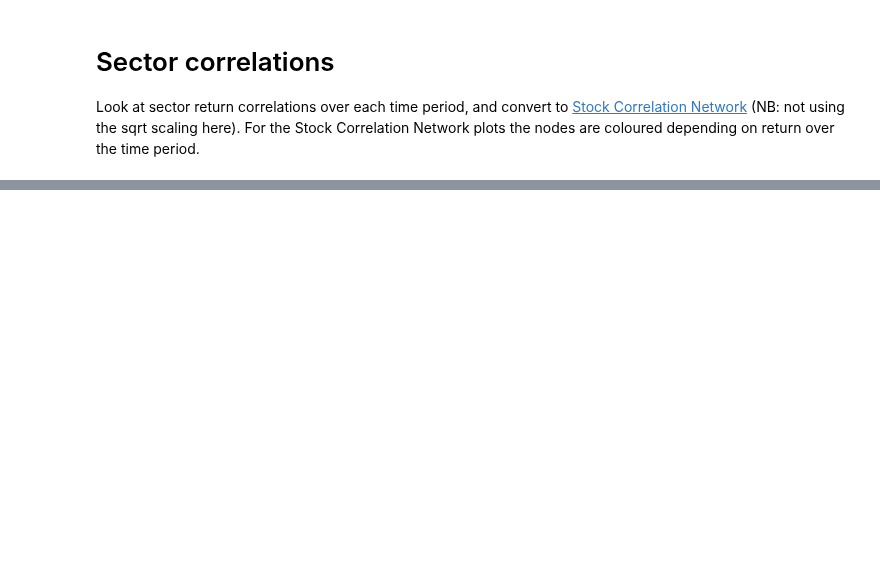
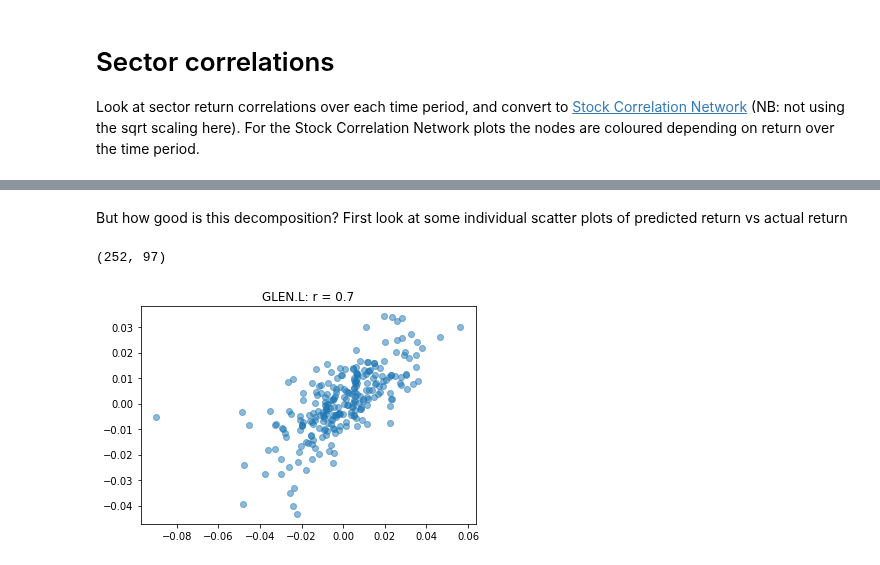
Before and after one commit to mattmcd/PyBayes, a Jupyter notebook: scripts/journal_20220819.ipynb, the cells around one changed output, grey strips where cells are left out. Saved outputs shown, nothing was run; the diff lists cells and outputs as text; code cells hidden in the pictures; blank space fills up the shorter version.

```diff
--- a/scripts/journal_20220819.ipynb
+++ b/scripts/journal_20220819.ipynb
@@ -354,0 +392,6 @@ _ = plot_sector_corr(df_s_p['Adj Close'], '2022-07-01')
+# %%
+X = df_a.loc(axis=1)[ftse_tickers].values
+S = df_a.loc(axis=1)[sector_tickers].values
+# %%
+sector_coeff = np.linalg.pinv(S) @ X
+sector_coeff.shape
@@ -354,0 +419,20 @@ _ = plot_sector_corr(df_s_p['Adj Close'], '2022-07-01')
+# %% [markdown]
+But how good is this decomposition?  First look at some individual scatter plots of predicted return vs actual return
+# %%
+fit_returns = (S @ sector_coeff)
+df_fit = pd.DataFrame(fit_returns, columns=ftse_tickers, index=df_a.index)
+ftse_residual = X - fit_returns
+ftse_residual.shape
+# %% [output]
+(252, 97)
+# %%
+def plot_fit_correlation(ticker):
+    x = df_a.loc[:, ticker]
+    y = df_fit.loc[:, ticker]
+    _ = plt.scatter(x, y, alpha=0.5)
+    _ = plt.title(f'{t}: r = {np.round(np.corrcoef(x, y)[0,1], 2)}')
+# %%
+# Reasonable fit
+plot_fit_correlation('GLEN.L')
+# %% [output]
+[figure, added]
```
Also changed, not shown: parts of 28 cells of this notebook.
